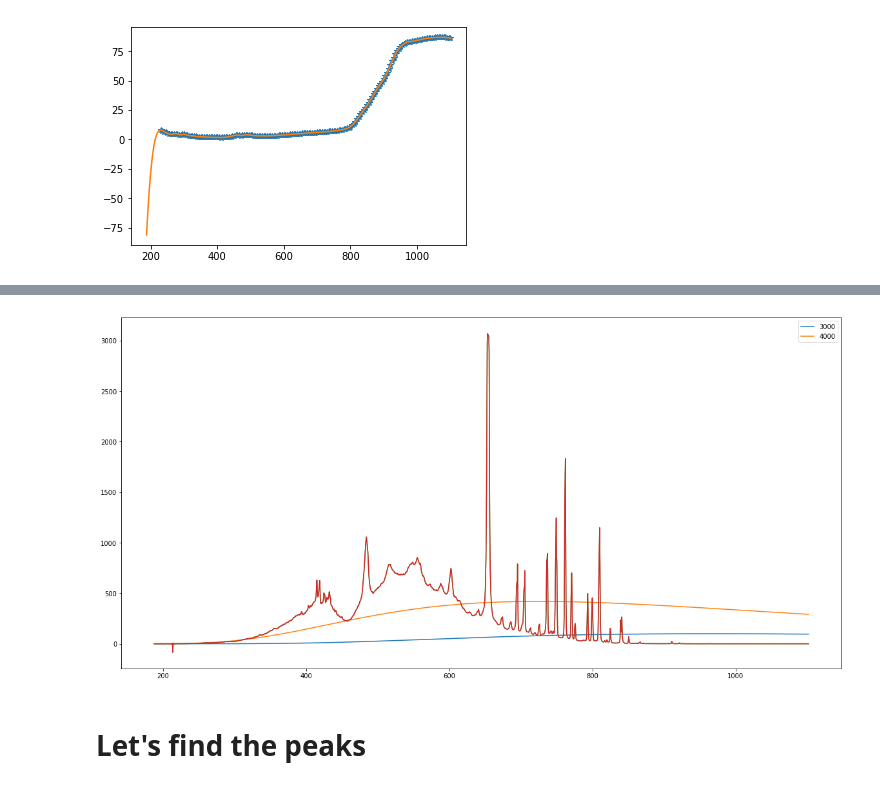
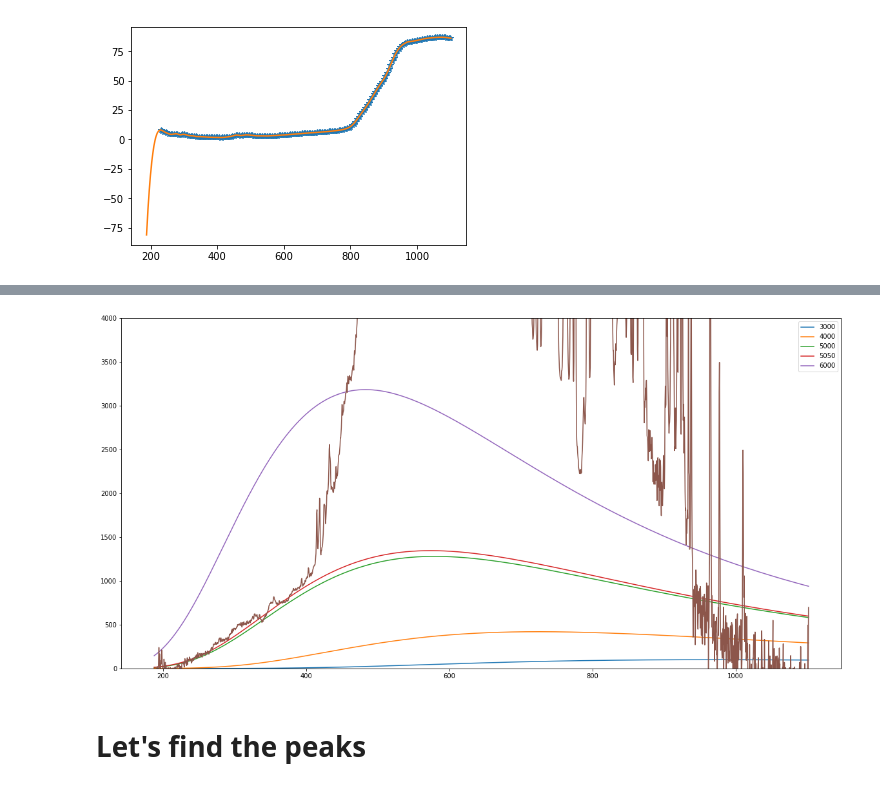
Before and after one commit to piovere/zeTorch, a Jupyter notebook: Filtering.ipynb, the cells around one changed output, grey strips where cells are left out. Cells and saved outputs as stored; diff of their text form; code cells hidden in the pictures.

```diff
--- a/Filtering.ipynb
+++ b/Filtering.ipynb
@@ -82,8 +45,12 @@ plt.show()
 # %%
-cal_data = data
-cal_data[:,1] = np.divide(cal_data[:,1], interp(data[:,0]))
-print(cal_data == data)
-plt.plot(cal_data[:,0], cal_data[:,1])
-plt.ylim(0,6)
+cdata = np.column_stack((data[:,0], np.multiply(data[:,1], interp(data[:,0]))))
+
+f = plt.figure(figsize=(20,10))
+
+plt.plot(cdata[:,0], cdata[:,1])
+
+plt.xlim(np.min(cdata[:,0]), 450)
+plt.ylim(0, 4000)
+
 plt.show()
 # %% [output]
@@ -109,14 +69,19 @@ def black_body(temperature, wavelength):
     return numerator / denominator
 # %%
 plt.figure(figsize=(20,10))
-temperatures = [3000, 4000]
+
+temperatures = [3000, 4000, 5000, 5050, 6000]
 for t in temperatures:
-    plt.plot(cal_data[:,0], black_body(t, cal_data[:,0] * 1e-9) * 1e-10, label=t)
-plt.plot(cal_data[:,0], cal_data[:,1])
-plt.plot(data[:,0], data[:,1])
+    plt.plot(cdata[:,0], black_body(t, cdata[:,0] * 1e-9) * 1e-10, label=t)
+
+plt.plot(cdata[:,0], cdata[:,1])
+
+#plt.xlim(175, 450)
+plt.ylim(0, 4000)
+
 plt.legend(loc="upper right")
 plt.show()
 # %% [output]
-[figure, old version]
+[figure, new version]
 # %% [markdown]
 # Let's find the peaks
```
Also changed, not shown: parts of 19 cells of this notebook, 3 other files.
